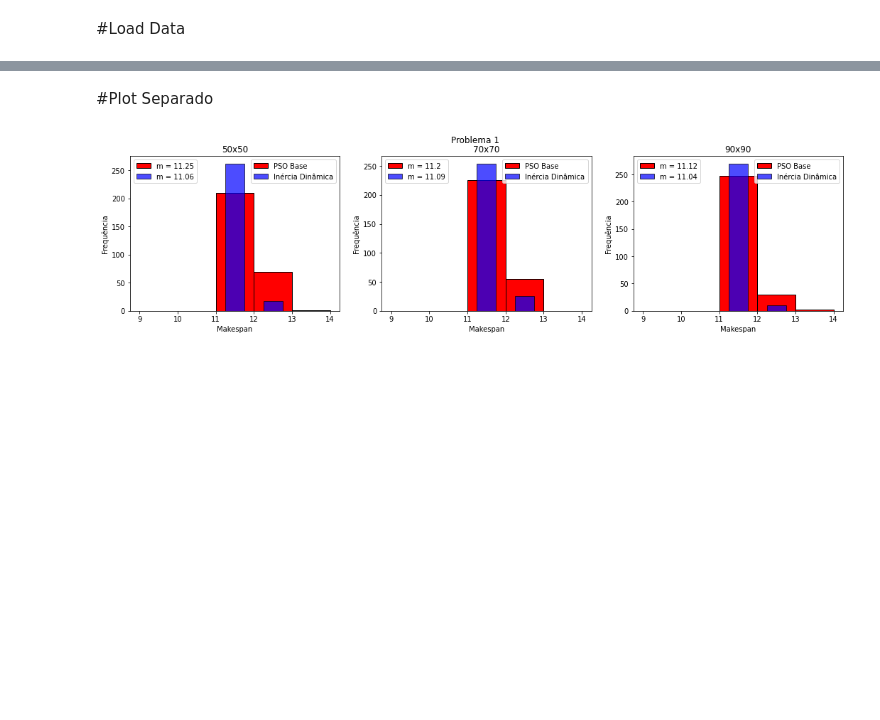
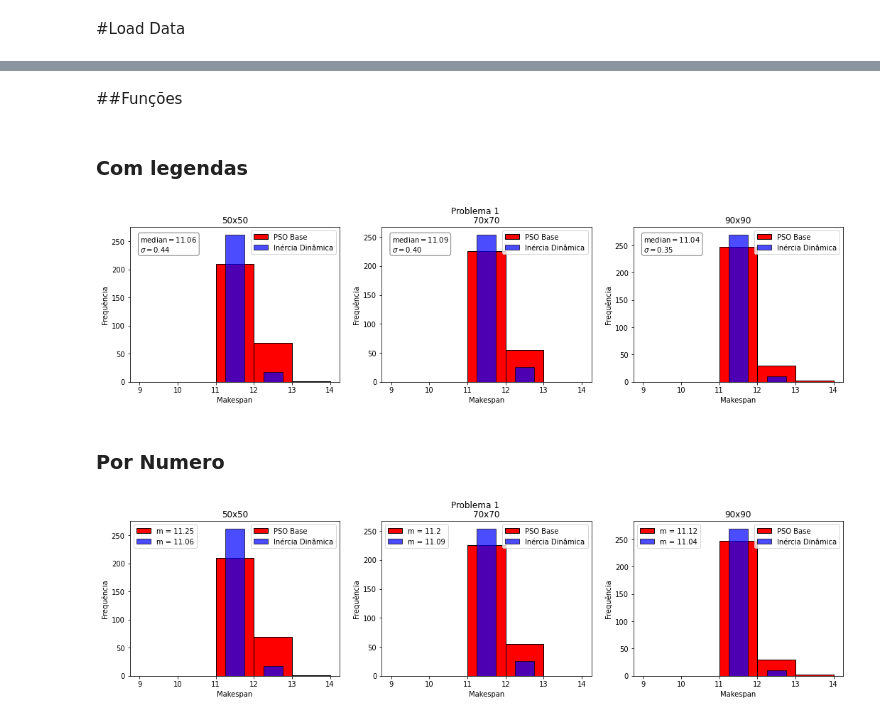
Before and after one commit to MatheusMuriel/PSO, a Jupyter notebook: analiseFunctions/AnalisesExecutePSO.ipynb, the cells around one changed output, grey strips where cells are left out. Cells and saved outputs as stored; diff of their text form; code cells hidden in the pictures; blank space fills up the shorter version.

Commit message:
Refatoração de Analises

```diff
--- a/analiseFunctions/AnalisesExecutePSO.ipynb
+++ b/analiseFunctions/AnalisesExecutePSO.ipynb
@@ -67,4 +6,8 @@ np.save("fitness.npy", fitness)
 # %% [markdown]
 #Load Data
+# %%
+### Paths ###
+base_path = "/content/drive/MyDrive/PSO_execs/FilteredDataSets/"
+fitness_path = f"{base_path}/fitness.npy"
 # %%
-fitness = np.load("fitness.npy", allow_pickle=True)[()]
+fitness = np.load(fitness_path, allow_pickle=True)[()]
@@ -211,3 +132,46 @@ NameError: ignored
-# %% [markdown]
-#Plot Separado
+# %% [markdown]
+##Funções
+# %% [markdown]
+### Com legendas
+# %%
+Formato antigo com legendas
+def plot_fitness_analise_by_num2(p_num):
+  fig = plt.figure(figsize=figsize)
+  ax = fig.subplots(nrows=1, ncols=3)
+  fig.suptitle(f"Problema {p_num}")
+
+  lim=limits[p_num-1]
+  sizes = [50,70,90]
+  cofs  = [3,5,6]
+
+  ######################################
+  for i in range(len(sizes)):
+    ft1 = fitness[f"problem_{p_num}"][f"coef_{cofs[i]}"][f"approach_{1}"]
+    ft2 = fitness[f"problem_{p_num}"][f"coef_{cofs[i]}"][f"approach_{2}"]
+    mft1 = np.round(np.average(ft1), 2)
+    mft2 = np.round(np.average(ft2), 2)
+    dvpft1 = np.round(np.std(ft1), 2)
+    dvpft2 = np.round(np.std(ft2), 2)
+    #legs = [f"m = {mft1}", f"m = {mft2}", f"σ = {dvpft1}", f"σ = {dvpft2}"]
+    textstr = '\n'.join((
+      r'$\mathrm{median}=%.2f$' % (mft2, ),
+      r'$\sigma=%.2f$' % (dvpft1, ))
+    )
+    legs = [f"m = {mft1}", f"m = {mft2}"]
+    ax[i].title.set_text(f"{sizes[i]}x{sizes[i]}")
+    ax[i].hist(ft1, bins=lim, alpha=alpha_back,  color=color_back,  rwidth=largura_bar_back,  edgecolor=edgecolor_front)
+    ax[i].hist(ft2, bins=lim, alpha=alpha_front, color=color_front, rwidth=largura_bar_front, edgecolor=edgecolor_front)
+    ax[i].set_xlabel('Makespan')
+    ax[i].set_ylabel('Frequência')
+    ax[i].legend([label_back, label_front], loc='upper right')
+    props = dict(boxstyle='round', facecolor='white', alpha=0.5)
+    ax[i].text(0.05, 0.95, textstr, transform=ax[i].transAxes, fontsize=10,
+        verticalalignment='top', bbox=props)
+  ######################################
+  plt.show()
+plot_fitness_analise_by_num2(1)
+# %% [output]
+[figure, added]
+# %% [markdown]
+### Por Numero
 # %%
```
Also changed, not shown: parts of 41 cells of this notebook.
